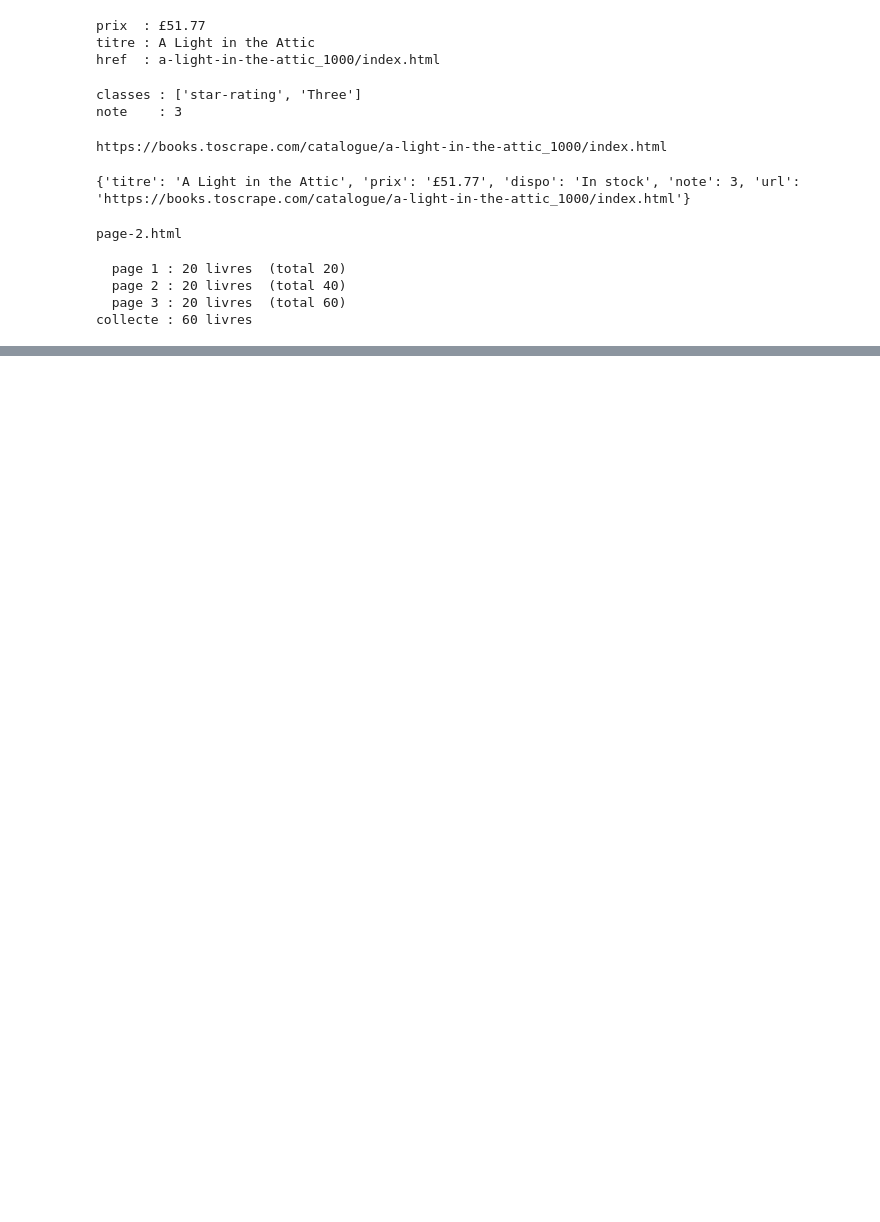
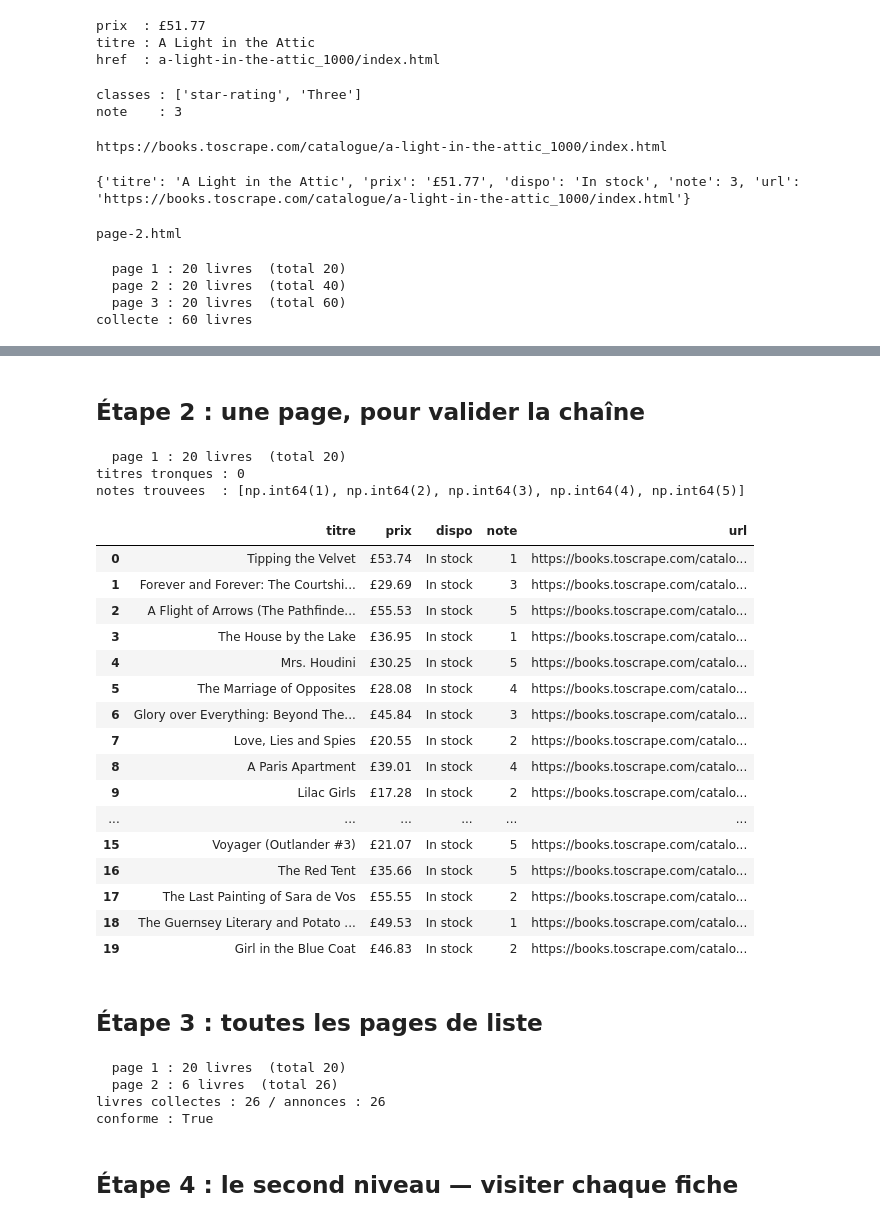
Before and after one commit to sebdatahetsch/lire-collecter-une-page, a Jupyter notebook: notebooks/collecte.ipynb, the cells around one changed output, grey strips where cells are left out. Cells and saved outputs as stored; diff of their text form; code cells hidden in the pictures; blank space fills up the shorter version.

Commit message:
Collecte deux niveaux d'une categorie

```diff
--- a/notebooks/collecte.ipynb
+++ b/notebooks/collecte.ipynb
@@ -113,0 +203,49 @@ collecte : 60 livres
+# %% [markdown]
+## Étape 2 : une page, pour valider la chaîne
+# %%
+import pandas as pd
+
+URL_CATEGORIE = "https://books.toscrape.com/catalogue/category/books/historical-fiction_4/index.html"
+
+livres_p1 = collecter_toutes_les_pages(URL_CATEGORIE, pages_max=1)
+df_p1 = pd.DataFrame(livres_p1)
+
+print("titres tronques :", df_p1["titre"].str.endswith("...").sum())
+print("notes trouvees  :", sorted(df_p1["note"].unique()))
+df_p1
+# %% [output]
+  page 1 : 20 livres  (total 20)
+titres tronques : 0
+notes trouvees  : [np.int64(1), np.int64(2), np.int64(3), np.int64(4), np.int64(5)]
+|  | titre | prix | dispo | note | url |
+| 0 | Tipping the Velvet | £53.74 | In stock | 1 | https://books.toscrape.com/catalo... |
+| 1 | Forever and Forever: The Courtshi... | £29.69 | In stock | 3 | https://books.toscrape.com/catalo... |
+| 2 | A Flight of Arrows (The Pathfinde... | £55.53 | In stock | 5 | https://books.toscrape.com/catalo... |
+| 3 | The House by the Lake | £36.95 | In stock | 1 | https://books.toscrape.com/catalo... |
+| 4 | Mrs. Houdini | £30.25 | In stock | 5 | https://books.toscrape.com/catalo... |
+| 5 | The Marriage of Opposites | £28.08 | In stock | 4 | https://books.toscrape.com/catalo... |
+| 6 | Glory over Everything: Beyond The... | £45.84 | In stock | 3 | https://books.toscrape.com/catalo... |
+| 7 | Love, Lies and Spies | £20.55 | In stock | 2 | https://books.toscrape.com/catalo... |
+| 8 | A Paris Apartment | £39.01 | In stock | 4 | https://books.toscrape.com/catalo... |
+| 9 | Lilac Girls | £17.28 | In stock | 2 | https://books.toscrape.com/catalo... |
+| ... | ... | ... | ... | ... | ... |
+| 15 | Voyager (Outlander #3) | £21.07 | In stock | 5 | https://books.toscrape.com/catalo... |
+| 16 | The Red Tent | £35.66 | In stock | 5 | https://books.toscrape.com/catalo... |
+| 17 | The Last Painting of Sara de Vos | £55.55 | In stock | 2 | https://books.toscrape.com/catalo... |
+| 18 | The Guernsey Literary and Potato ... | £49.53 | In stock | 1 | https://books.toscrape.com/catalo... |
+| 19 | Girl in the Blue Coat | £46.83 | In stock | 2 | https://books.toscrape.com/catalo... |
+# %% [markdown]
+## Étape 3 : toutes les pages de liste
+# %%
+NB_ANNONCE = 26
+
+livres = collecter_toutes_les_pages(URL_CATEGORIE, pages_max=10)  # garde-fou : 10 pages maximum
+print("livres collectes :", len(livres), "/ annonces :", NB_ANNONCE)
+print("conforme :", len(livres) == NB_ANNONCE)
+# %% [output]
+  page 1 : 20 livres  (total 20)
+  page 2 : 6 livres  (total 26)
+livres collectes : 26 / annonces : 26
+conforme : True
+# %% [markdown]
+## Étape 4 : le second niveau — visiter chaque fiche
```
Also changed, not shown: parts of 13 cells of this notebook, 1 other file.
